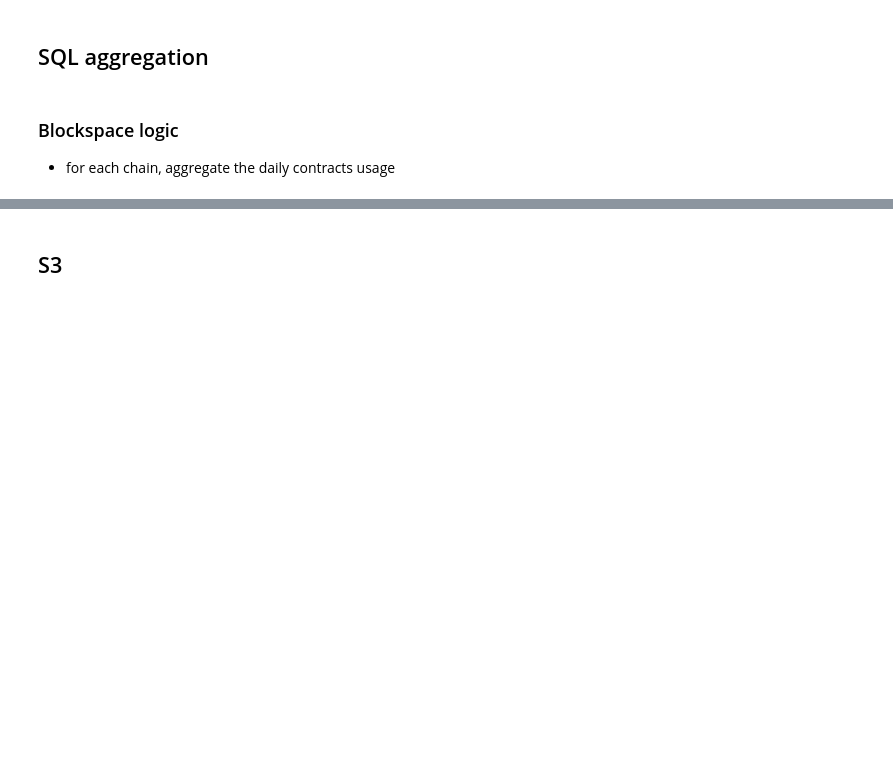
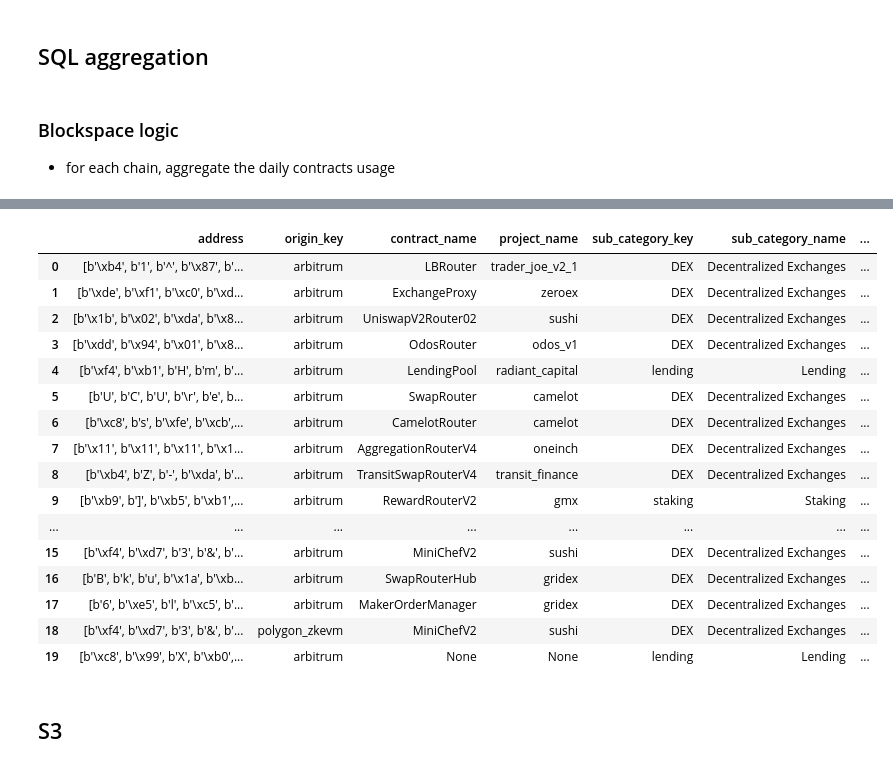
Before and after one commit to growthepie/gtp, a Jupyter notebook: backend/nb_data_load.ipynb, the cells around one changed output, grey strips where cells are left out. Saved outputs shown, nothing was run; the diff lists cells and outputs as text; code cells hidden in the pictures; blank space fills up the shorter version.

```diff
--- a/backend/nb_data_load.ipynb
+++ b/backend/nb_data_load.ipynb
@@ -395,2 +409,25 @@ df.sort_values(by=['date'], inplace=True, ascending=True)
+# %%
+from src.db_connector import DbConnector
+db_connector = DbConnector()
+# %%
+df = db_connector.get_top_contracts_by_category('main_category', 'defi', 'arbitrum', 'gas', 7)
 # %%
-df.shape
+df
+# %% [output]
+|  | address | origin_key | contract_name | project_name | sub_category_key | sub_category_name | ... |
+| 0 | [b'\xb4', b'1', b'^', b'\x87', b'... | arbitrum | LBRouter | trader_joe_v2_1 | DEX | Decentralized Exchanges | ... |
+| 1 | [b'\xde', b'\xf1', b'\xc0', b'\xd... | arbitrum | ExchangeProxy | zeroex | DEX | Decentralized Exchanges | ... |
+| 2 | [b'\x1b', b'\x02', b'\xda', b'\x8... | arbitrum | UniswapV2Router02 | sushi | DEX | Decentralized Exchanges | ... |
+| 3 | [b'\xdd', b'\x94', b'\x01', b'\x8... | arbitrum | OdosRouter | odos_v1 | DEX | Decentralized Exchanges | ... |
+| 4 | [b'\xf4', b'\xb1', b'H', b'm', b'... | arbitrum | LendingPool | radiant_capital | lending | Lending | ... |
+| 5 | [b'U', b'C', b'U', b'\r', b'e', b... | arbitrum | SwapRouter | camelot | DEX | Decentralized Exchanges | ... |
+| 6 | [b'\xc8', b's', b'\xfe', b'\xcb',... | arbitrum | CamelotRouter | camelot | DEX | Decentralized Exchanges | ... |
+| 7 | [b'\x11', b'\x11', b'\x11', b'\x1... | arbitrum | AggregationRouterV4 | oneinch | DEX | Decentralized Exchanges | ... |
+| 8 | [b'\xb4', b'Z', b'-', b'\xda', b'... | arbitrum | TransitSwapRouterV4 | transit_finance | DEX | Decentralized Exchanges | ... |
+| 9 | [b'\xb9', b']', b'\xb5', b'\xb1',... | arbitrum | RewardRouterV2 | gmx | staking | Staking | ... |
+| ... | ... | ... | ... | ... | ... | ... | ... |
+| 15 | [b'\xf4', b'\xd7', b'3', b'&', b'... | arbitrum | MiniChefV2 | sushi | DEX | Decentralized Exchanges | ... |
+| 16 | [b'B', b'k', b'u', b'\x1a', b'\xb... | arbitrum | SwapRouterHub | gridex | DEX | Decentralized Exchanges | ... |
+| 17 | [b'6', b'\xe5', b'l', b'\xc5', b'... | arbitrum | MakerOrderManager | gridex | DEX | Decentralized Exchanges | ... |
+| 18 | [b'\xf4', b'\xd7', b'3', b'&', b'... | polygon_zkevm | MiniChefV2 | sushi | DEX | Decentralized Exchanges | ... |
+| 19 | [b'\xc8', b'\x99', b'X', b'\xb0',... | arbitrum | None | None | lending | Lending | ... |
```
Also changed, not shown: parts of 16 cells of this notebook, 5 other files.
